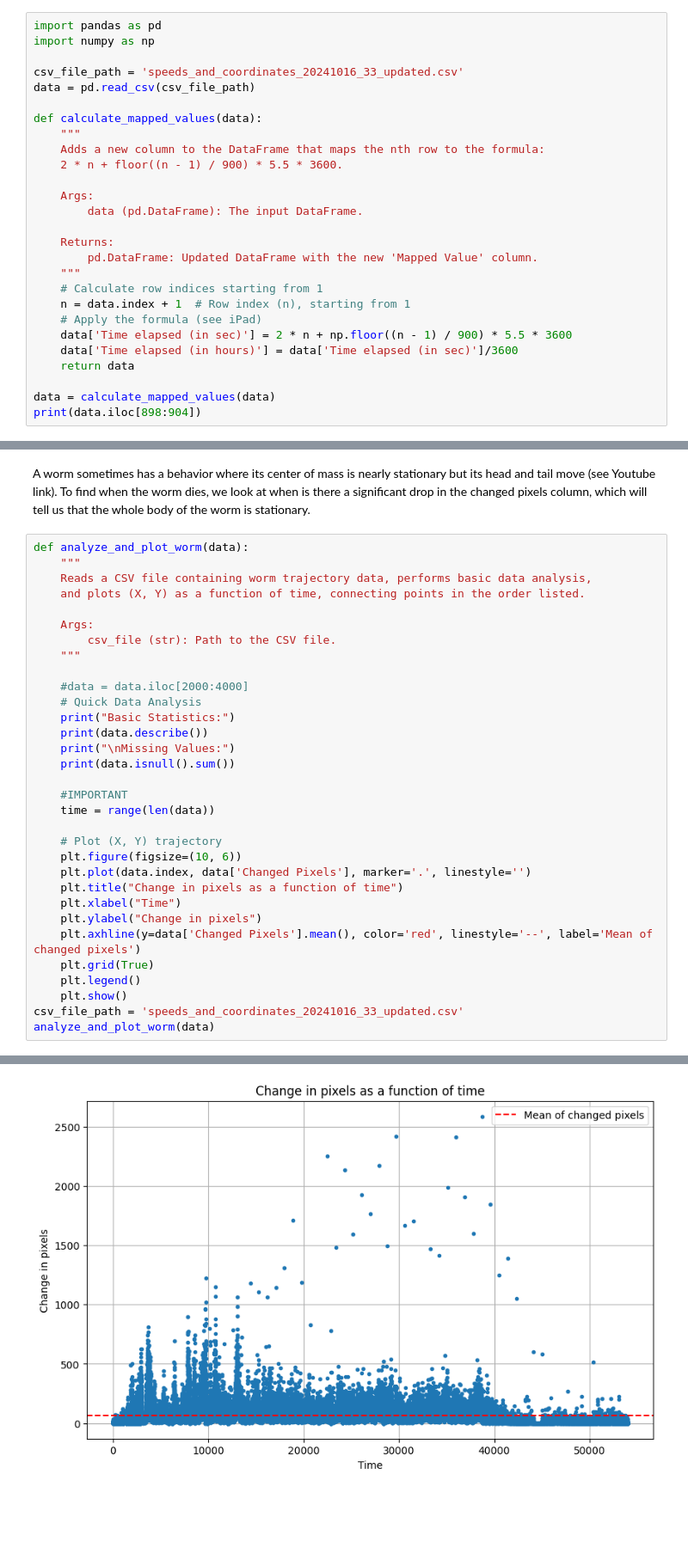
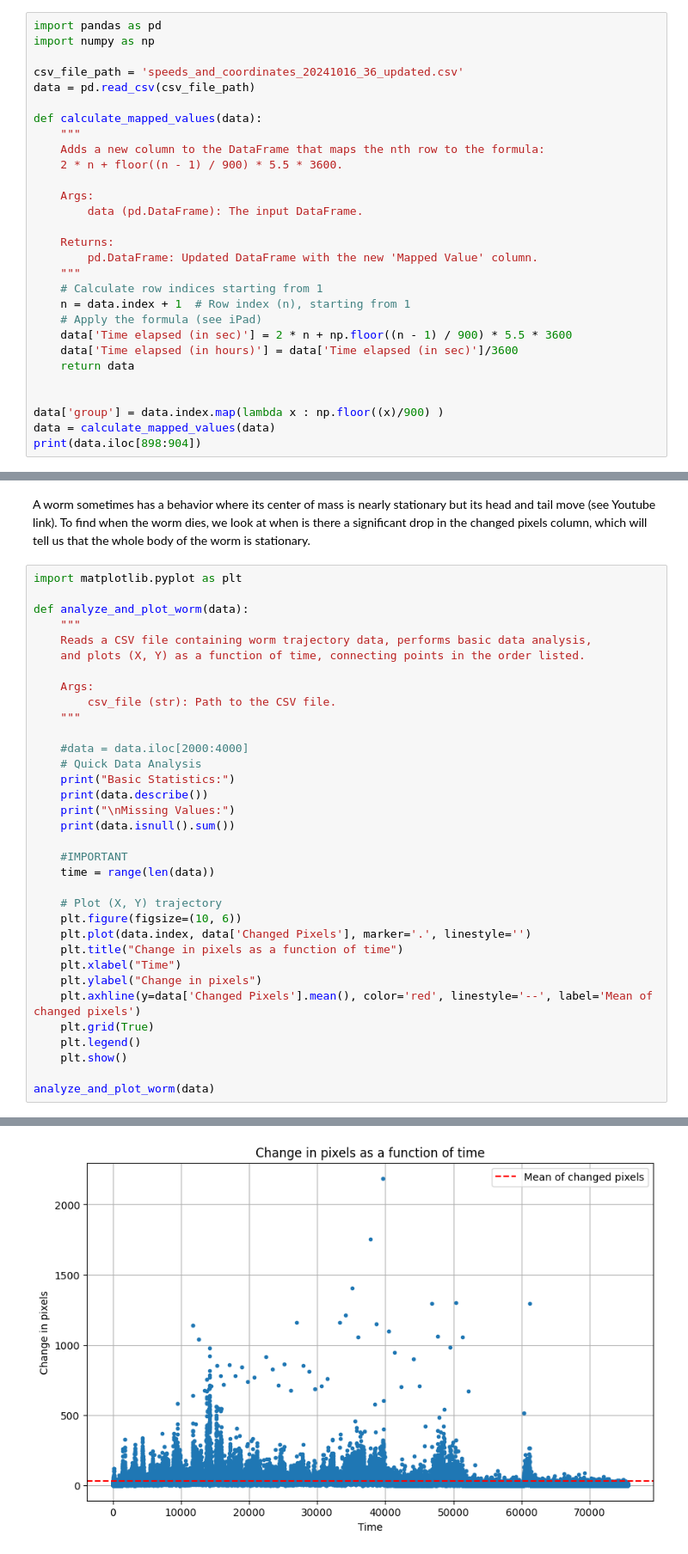
Before and after one commit to srsingh04/mlproject2, a Jupyter notebook: Analysis_single_worm.ipynb, the cells around one changed output, grey strips where cells are left out. Shown at 86% size. Cells and saved outputs as stored; diff of their text form; blank space fills up the shorter version.

```diff
--- a/Analysis_single_worm.ipynb
+++ b/Analysis_single_worm.ipynb
@@ -4,7 +4,7 @@ We start by loading the data and defining a time column. Time (in seconds) at th
 import pandas as pd
 import numpy as np
 
-csv_file_path = 'speeds_and_coordinates_20241016_33_updated.csv'
+csv_file_path = 'speeds_and_coordinates_20241016_36_updated.csv'
 data = pd.read_csv(csv_file_path)
 
 def calculate_mapped_values(data):
@@ -25,6 +25,8 @@ def calculate_mapped_values(data):
     data['Time elapsed (in hours)'] = data['Time elapsed (in sec)']/3600
     return data
 
+
+data['group'] = data.index.map(lambda x : np.floor((x)/900) )
 data = calculate_mapped_values(data)
 print(data.iloc[898:904])
 # %% [output]
@@ -79,6 +73,8 @@ data.iloc[897:902]
 # %% [markdown]
 A worm sometimes has a behavior where its center of mass is nearly stationary but its head and tail move (see Youtube link). To find when the worm dies, we look at when is there a significant drop in the changed pixels column, which will tell us that the whole body of the worm is stationary.
 # %%
+import matplotlib.pyplot as plt
+
 def analyze_and_plot_worm(data):
     """
     Reads a CSV file containing worm trajectory data, performs basic data analysis,
@@ -108,7 +104,7 @@ def analyze_and_plot_worm(data):
     plt.grid(True)
     plt.legend()
     plt.show()
-csv_file_path = 'speeds_and_coordinates_20241016_33_updated.csv'
+
 analyze_and_plot_worm(data)
 # %% [output]
 Basic Statistics:
@@ -130,5 +126,5 @@ EucSpeed                   1860
 dtype: int64
-[figure, old version]
+[figure, new version]
 # %%
 def find_death_row(data, change_col='Changed Pixels', threshold=5, window=10, persistence=0.9):
     """
```
Also changed, not shown: parts of 23 cells of this notebook, 2 other files.
